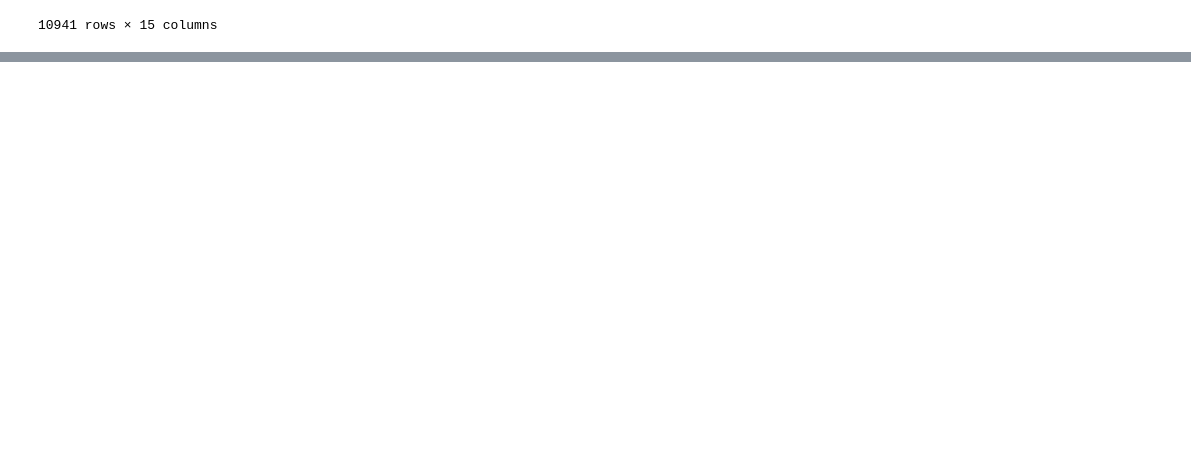
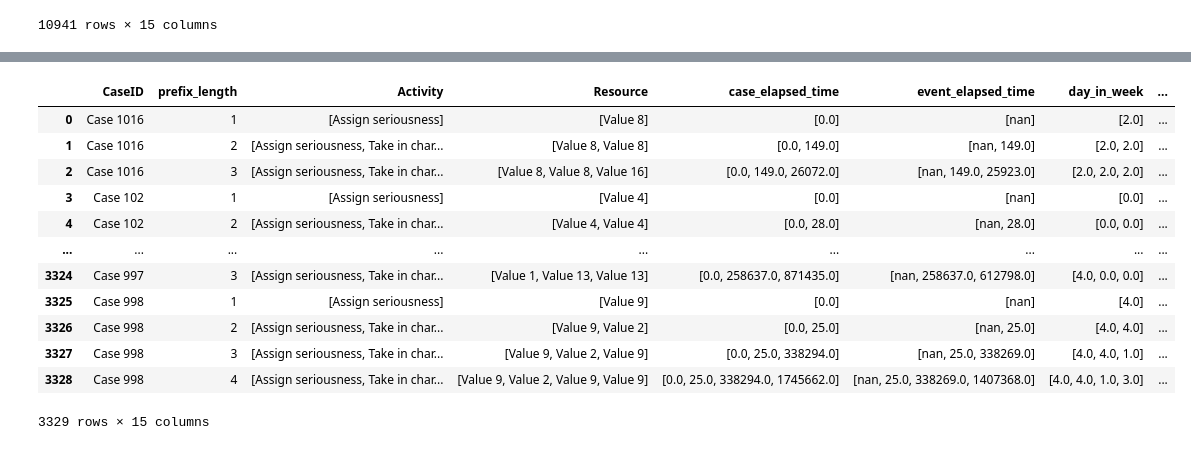
Before and after one commit to ProbabilisticSuffixPredictionLab/Probabilistic_Suffix_Prediction_U-ED-LSTM_pub, a Jupyter notebook: src/notebooks/loader_notebooks/new_v2/Helpdesk_full_loader.ipynb, the cells around one changed output, grey strips where cells are left out. Cells and saved outputs as stored; diff of their text form; code cells hidden in the pictures; blank space fills up the shorter version.

```diff
--- a/src/notebooks/loader_notebooks/new_v2/Helpdesk_full_loader.ipynb
+++ b/src/notebooks/loader_notebooks/new_v2/Helpdesk_full_loader.ipynb
@@ -92,0 +109,18 @@ train_pref_df
+# %%
+# prefix dataset for potential marking computation
+test_pref_df = pref_adopt_dataframe.get_dataset('test')
+test_pref_df
+# %% [output]
+|  | CaseID | prefix_length | Activity | Resource | case_elapsed_time | event_elapsed_time | day_in_week | ... |
+| 0 | Case 1016 | 1 | [Assign seriousness] | [Value 8] | [0.0] | [nan] | [2.0] | ... |
+| 1 | Case 1016 | 2 | [Assign seriousness, Take in char... | [Value 8, Value 8] | [0.0, 149.0] | [nan, 149.0] | [2.0, 2.0] | ... |
+| 2 | Case 1016 | 3 | [Assign seriousness, Take in char... | [Value 8, Value 8, Value 16] | [0.0, 149.0, 26072.0] | [nan, 149.0, 25923.0] | [2.0, 2.0, 2.0] | ... |
+| 3 | Case 102 | 1 | [Assign seriousness] | [Value 4] | [0.0] | [nan] | [0.0] | ... |
+| 4 | Case 102 | 2 | [Assign seriousness, Take in char... | [Value 4, Value 4] | [0.0, 28.0] | [nan, 28.0] | [0.0, 0.0] | ... |
+| ... | ... | ... | ... | ... | ... | ... | ... | ... |
+| 3324 | Case 997 | 3 | [Assign seriousness, Take in char... | [Value 1, Value 13, Value 13] | [0.0, 258637.0, 871435.0] | [nan, 258637.0, 612798.0] | [4.0, 0.0, 0.0] | ... |
+| 3325 | Case 998 | 1 | [Assign seriousness] | [Value 9] | [0.0] | [nan] | [4.0] | ... |
+| 3326 | Case 998 | 2 | [Assign seriousness, Take in char... | [Value 9, Value 2] | [0.0, 25.0] | [nan, 25.0] | [4.0, 4.0] | ... |
+| 3327 | Case 998 | 3 | [Assign seriousness, Take in char... | [Value 9, Value 2, Value 9] | [0.0, 25.0, 338294.0] | [nan, 25.0, 338269.0] | [4.0, 4.0, 1.0] | ... |
+| 3328 | Case 998 | 4 | [Assign seriousness, Take in char... | [Value 9, Value 2, Value 9, Value 9] | [0.0, 25.0, 338294.0, 1745662.0] | [nan, 25.0, 338269.0, 1407368.0] | [4.0, 4.0, 1.0, 3.0] | ... |
+3329 rows × 15 columns
```
Also changed, not shown: parts of 24 cells of this notebook, 9 other files.
